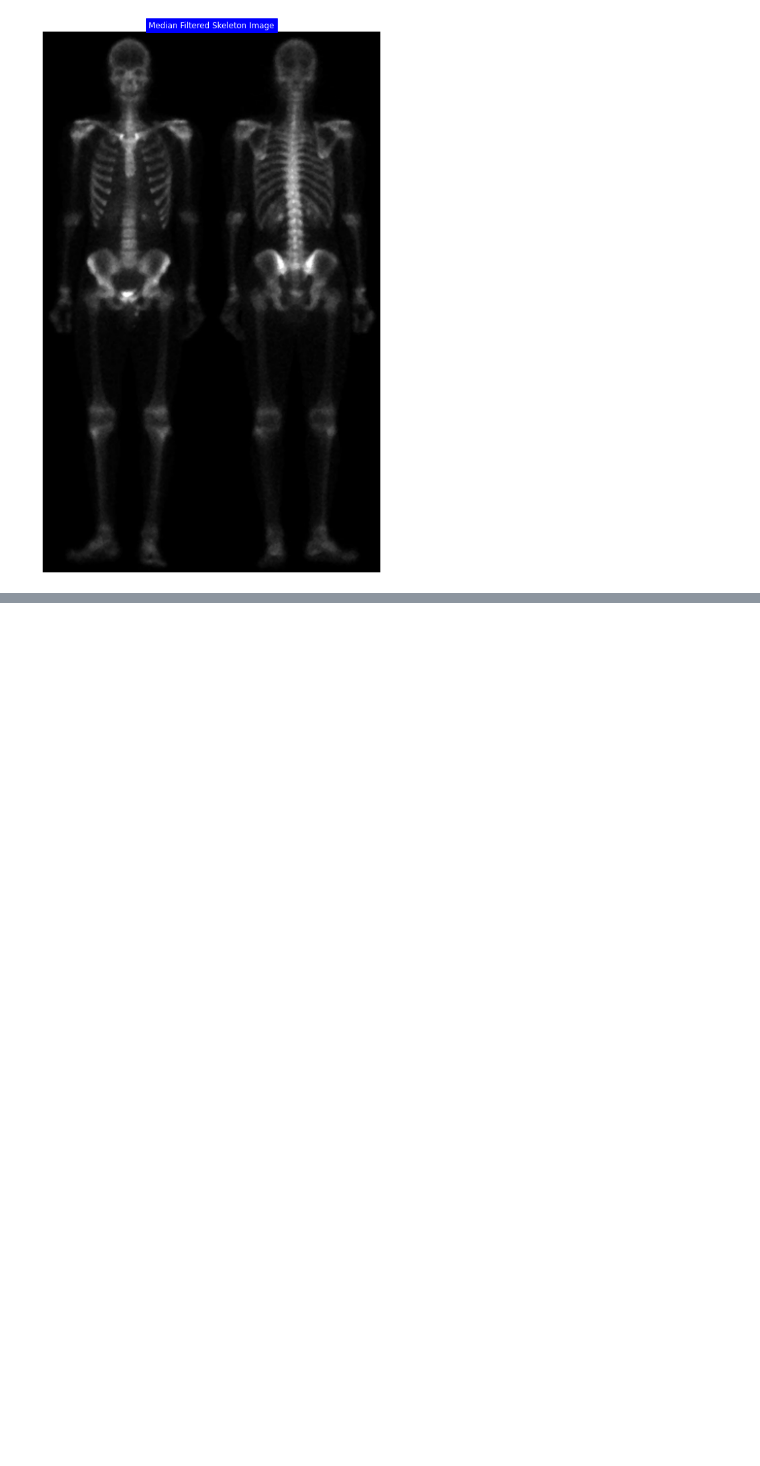
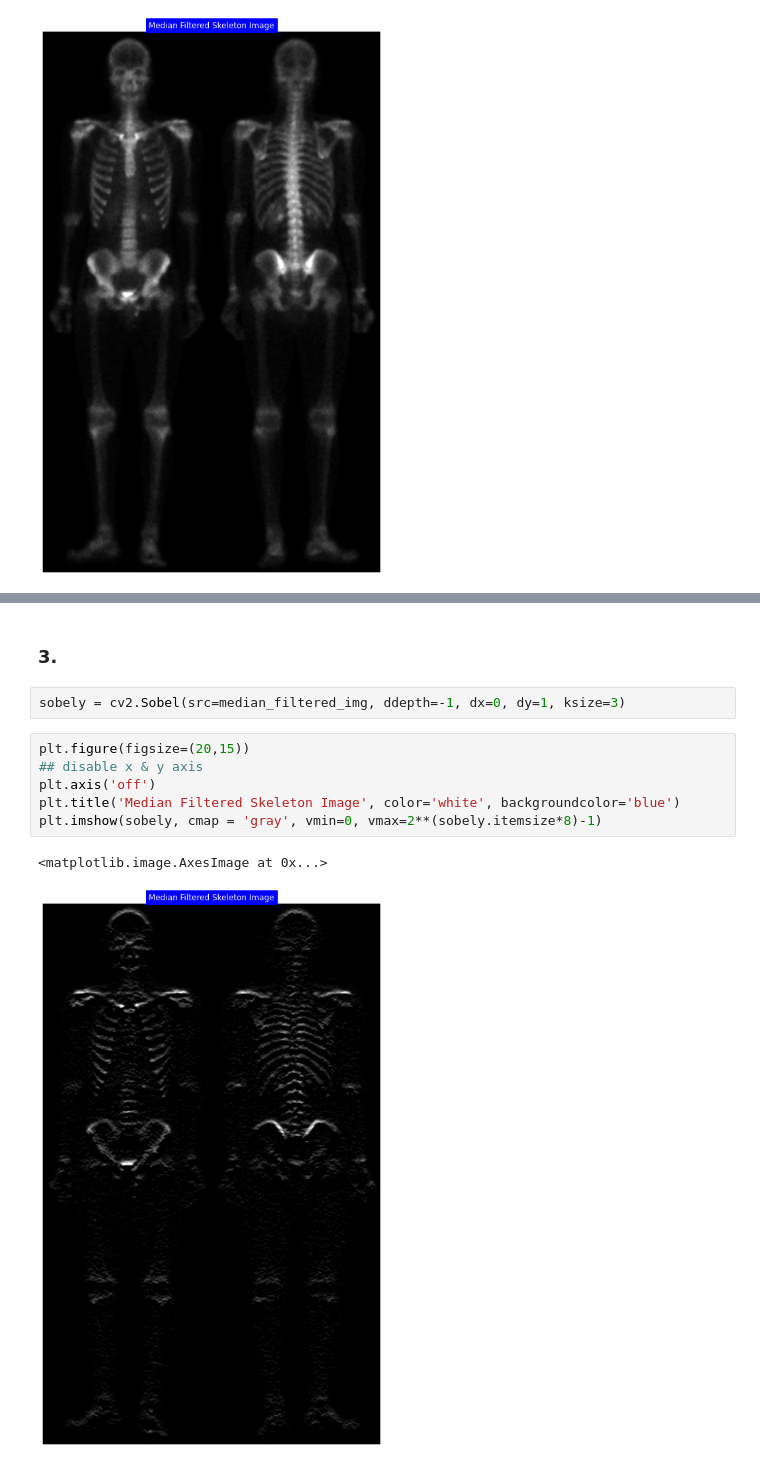
Before and after one commit to zahrasalarian/Digital-Image-Processing-for-Medical-Applications, a Jupyter notebook: HW3/pt-2.ipynb, the cells around one changed output, grey strips where cells are left out. Cells and saved outputs as stored; diff of their text form; blank space fills up the shorter version.

```diff
--- a/HW3/pt-2.ipynb
+++ b/HW3/pt-2.ipynb
@@ -30,0 +99,13 @@ plt.imshow(median_filtered_img, cmap = 'gray', vmin=0, vmax=2**(median_filtered_
+# %% [markdown]
+### 3.
+# %%
+sobely = cv2.Sobel(src=median_filtered_img, ddepth=-1, dx=0, dy=1, ksize=3)
+# %%
+plt.figure(figsize=(20,15))
+## disable x & y axis
+plt.axis('off')
+plt.title('Median Filtered Skeleton Image', color='white', backgroundcolor='blue')
+plt.imshow(sobely, cmap = 'gray', vmin=0, vmax=2**(sobely.itemsize*8)-1)
+# %% [output]
+<matplotlib.image.AxesImage at 0x...>
+[figure, added]
```
Also changed, not shown: parts of 13 cells of this notebook.
